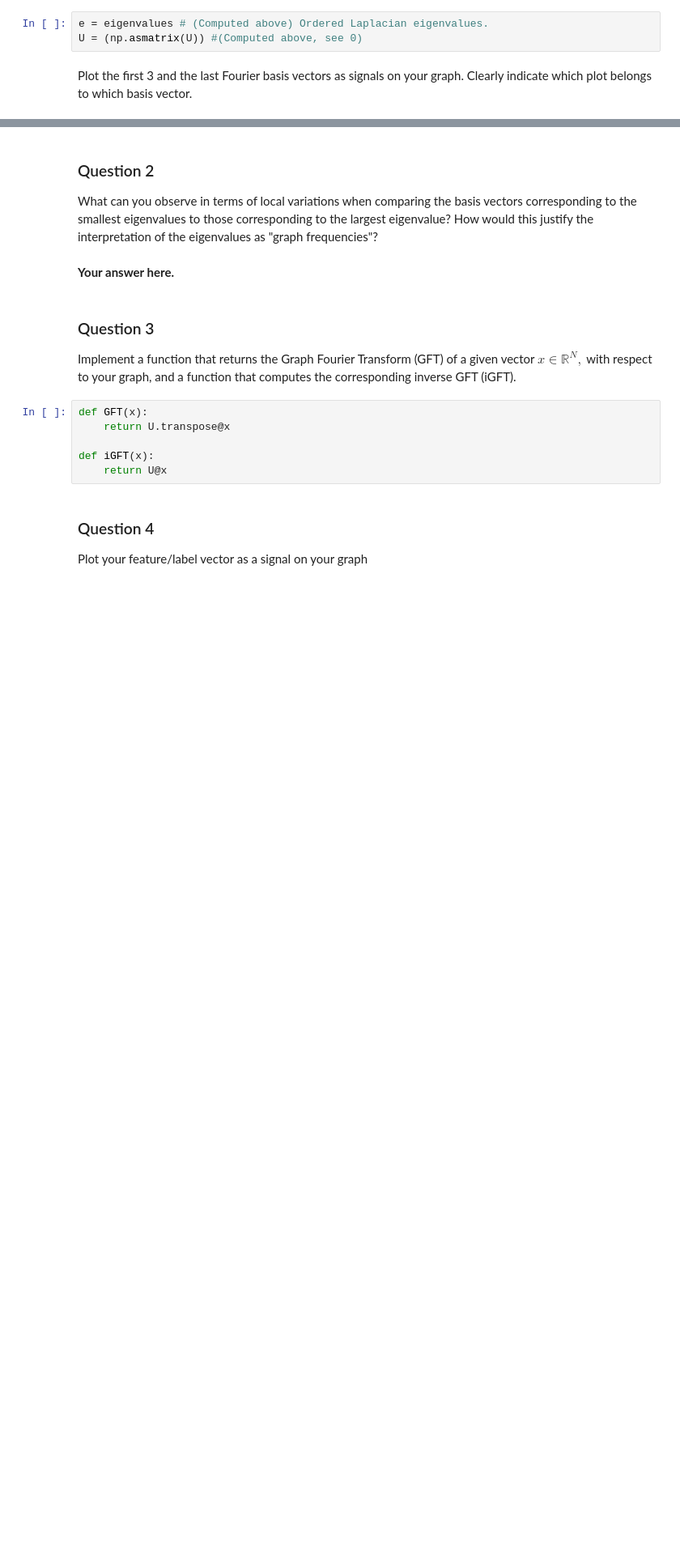
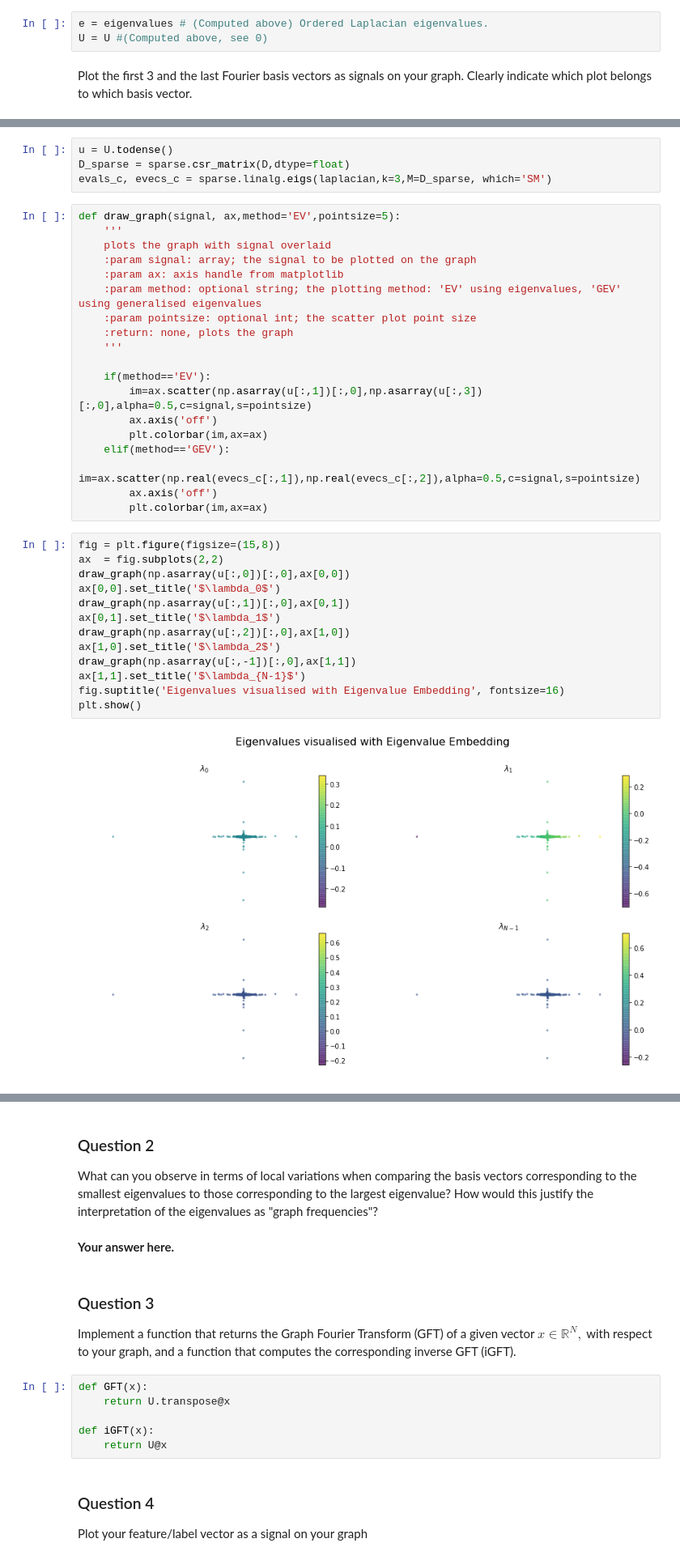
Before and after one commit to mattminder/ntds_24, a Jupyter notebook: Milestone_4/4_graph_signal_processing.ipynb, the cells around one changed output, grey strips where cells are left out. Shown at 81% size. Saved outputs shown, nothing was run; the diff lists cells and outputs as text; blank space fills up the shorter version.

Commit message:
added graph visualisation and Q13

```diff
--- a/Milestone_4/4_graph_signal_processing.ipynb
+++ b/Milestone_4/4_graph_signal_processing.ipynb
@@ -130,6 +130,6 @@ In this section we will observe how your feature/label vector looks like in the
 Compute the Fourier basis vectors and the Laplacian eigenvalues. Make sure to order those from smaller to larger, $\lambda_0 \leq \lambda_1 \leq \dots \leq \lambda_{N-1},$ and use the same ordering for the Fourier basis vectors.
 # %%
 e = eigenvalues # (Computed above) Ordered Laplacian eigenvalues.
-U = (np.asmatrix(U)) #(Computed above, see 0)
+U = U #(Computed above, see 0)
 # %% [markdown]
 Plot the first 3 and the last Fourier basis vectors as signals on your graph. Clearly indicate which plot belongs to which basis vector.
@@ -164,0 +136,38 @@ np.real(evecs_c)[:15,2], U[:15, 2]
+# %%
+u = U.todense()
+D_sparse = sparse.csr_matrix(D,dtype=float)
+evals_c, evecs_c = sparse.linalg.eigs(laplacian,k=3,M=D_sparse, which='SM')
+# %%
+def draw_graph(signal, ax,method='EV',pointsize=5):
+    '''
+    plots the graph with signal overlaid
+    :param signal: array; the signal to be plotted on the graph
+    :param ax: axis handle from matplotlib
+    :param method: optional string; the plotting method: 'EV' using eigenvalues, 'GEV' using generalised eigenvalues
+    :param pointsize: optional int; the scatter plot point size
+    :return: none, plots the graph
+    '''
+
+    if(method=='EV'):
+        im=ax.scatter(np.asarray(u[:,1])[:,0],np.asarray(u[:,3])[:,0],alpha=0.5,c=signal,s=pointsize)
+        ax.axis('off')
+        plt.colorbar(im,ax=ax)
+    elif(method=='GEV'):
+        im=ax.scatter(np.real(evecs_c[:,1]),np.real(evecs_c[:,2]),alpha=0.5,c=signal,s=pointsize)
+        ax.axis('off')
+        plt.colorbar(im,ax=ax)
+# %%
+fig = plt.figure(figsize=(15,8))
+ax  = fig.subplots(2,2)
+draw_graph(np.asarray(u[:,0])[:,0],ax[0,0])
+ax[0,0].set_title('$\lambda_0$')
+draw_graph(np.asarray(u[:,1])[:,0],ax[0,1])
+ax[0,1].set_title('$\lambda_1$')
+draw_graph(np.asarray(u[:,2])[:,0],ax[1,0])
+ax[1,0].set_title('$\lambda_2$')
+draw_graph(np.asarray(u[:,-1])[:,0],ax[1,1])
+ax[1,1].set_title('$\lambda_{N-1}$')
+fig.suptitle('Eigenvalues visualised with Eigenvalue Embedding', fontsize=16)
+plt.show()
+# %% [output]
+[figure, added]
```
Also changed, not shown: parts of 15 cells of this notebook.
